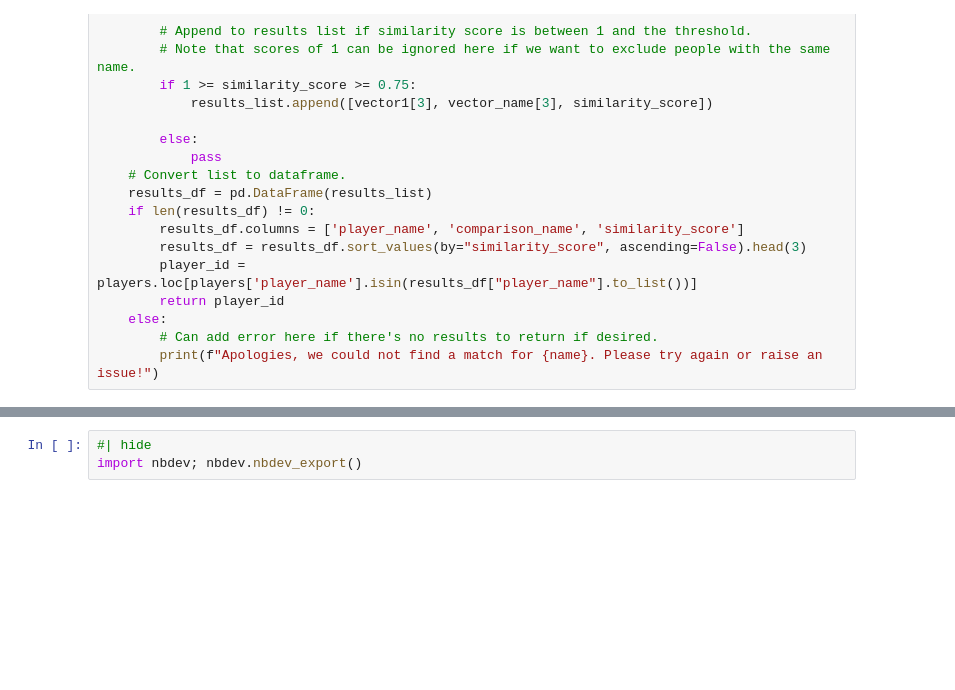
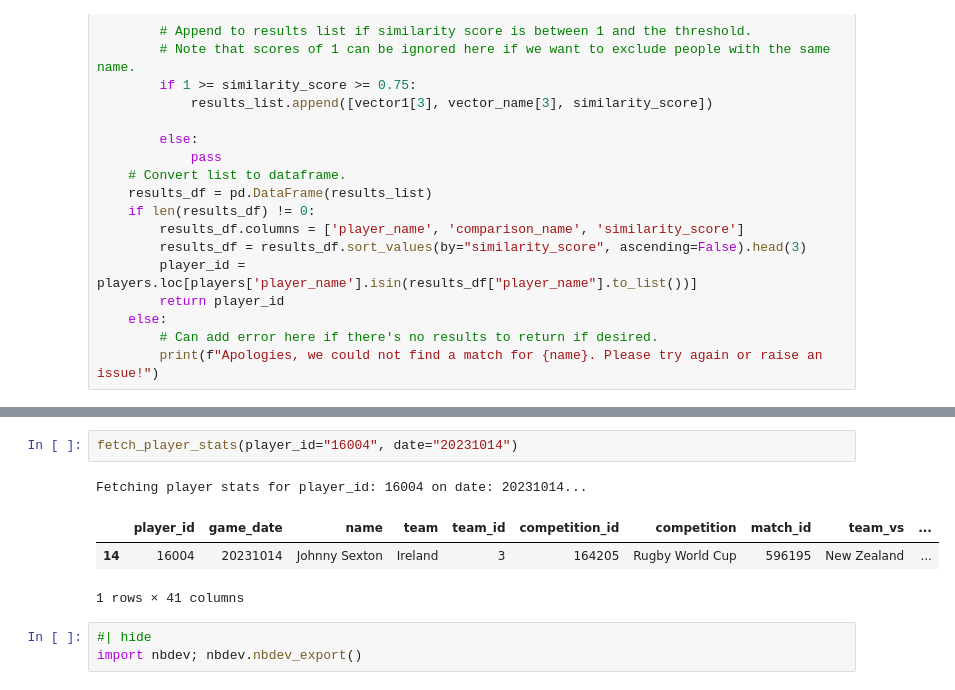
Before and after one commit to seanyboi/rugbypy, a Jupyter notebook: nbs/player.ipynb, the cells around one changed output, grey strips where cells are left out. Drawn from its saved outputs; the diff is of its cells as text; blank space fills up the shorter version.

```diff
--- a/nbs/player.ipynb
+++ b/nbs/player.ipynb
@@ -170,3 +155,10 @@ Fetching all player stats for player_id:16004...
+# %%
+fetch_player_stats(player_id="16004", date="20231014")
+# %% [output]
+Fetching player stats for player_id: 16004 on date: 20231014...
+|  | player_id | game_date | name | team | team_id | competition_id | competition | match_id | team_vs | ... |
+| 14 | 16004 | 20231014 | Johnny Sexton | Ireland | 3 | 164205 | Rugby World Cup | 596195 | New Zealand | ... |
+1 rows × 41 columns
 # %%
 #| hide
 import nbdev; nbdev.nbdev_export()
```
Also changed, not shown: parts of 5 cells of this notebook, 10 other files.
